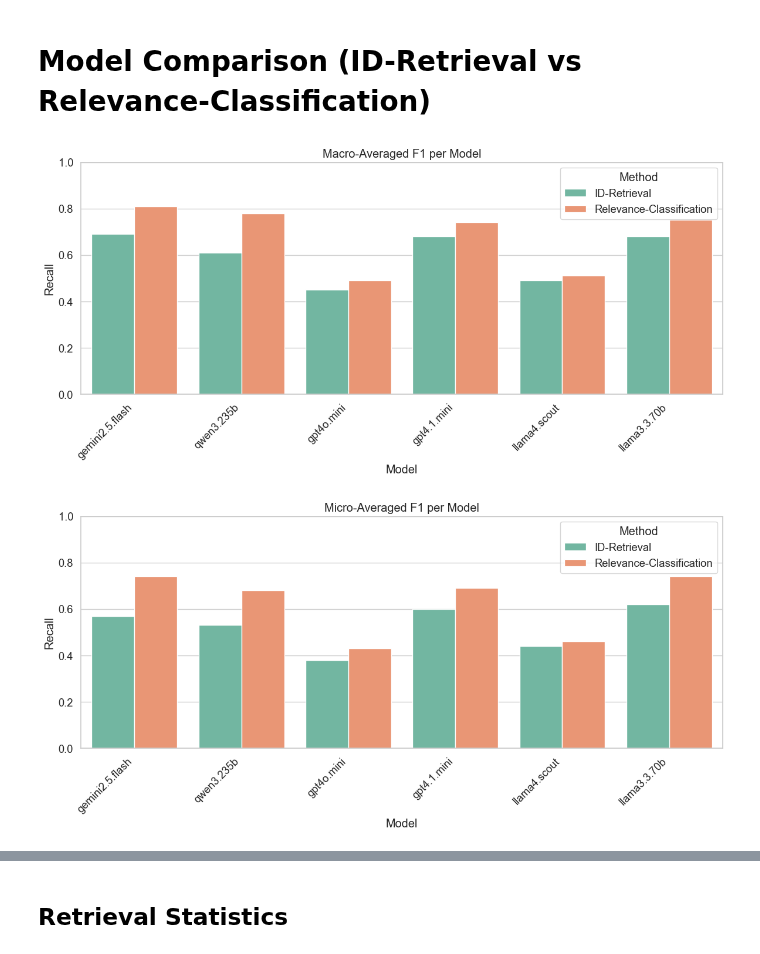
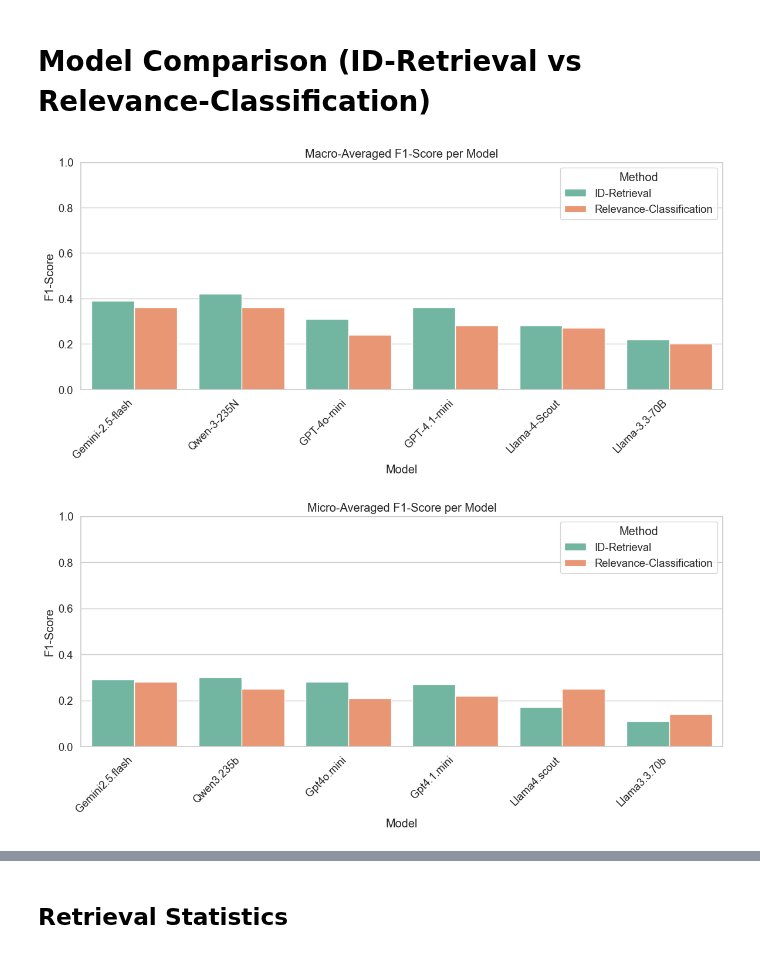
Before and after one commit to Arash-Alborz/legal_retrieval, a Jupyter notebook: llm_retrieval/retrieval_analysis.ipynb, the cells around one changed output, grey strips where cells are left out. Drawn from its saved outputs; the diff is of its cells as text; code cells hidden in the pictures.

```diff
--- a/llm_retrieval/retrieval_analysis.ipynb
+++ b/llm_retrieval/retrieval_analysis.ipynb
@@ -141,38 +6,38 @@ import seaborn as sns
 import matplotlib.pyplot as plt
 import os
 
 output_folder = "retrievals/analysis"
 os.makedirs(output_folder, exist_ok=True)
 
 # === Load data ===
 macro_df = pd.read_csv("retrievals/evaluation/macro_scores.csv")
 micro_df = pd.read_csv("retrievals/evaluation/micro_scores.csv")
 
 # Melt
 macro_long = macro_df.melt(id_vars=["Model","Method"],
                            value_vars=["Precision","Recall","F1-Score"],
                            var_name="Metric", value_name="Score")
 micro_long = micro_df.melt(id_vars=["Model","Method"],
                            value_vars=["Precision","Recall","F1-Score"],
                            var_name="Metric", value_name="Score")
 
 # Filter to F1 only
-macro_f1 = macro_long[macro_long["Metric"] == "Recall"]
-micro_f1 = micro_long[micro_long["Metric"] == "Recall"]
+macro_f1 = macro_long[macro_long["Metric"] == "F1-Score"]
+micro_f1 = micro_long[micro_long["Metric"] == "F1-Score"]
 
 # Macro F1
 plt.figure(figsize=(12,6))
 sns.barplot(data=macro_f1, x="Model", y="Score", hue="Method", palette="Set2", errorbar=None, dodge=True)
-plt.title("Macro-Averaged F1 per Model"); plt.ylim(0,1); plt.ylabel("Recall"); plt.xlabel("Model")
+plt.title("Macro-Averaged F1-Score per Model"); plt.ylim(0,1); plt.ylabel("F1-Score"); plt.xlabel("Model")
 plt.xticks(rotation=45, ha="right"); plt.legend(title="Method", loc="upper right")
-plt.tight_layout(); plt.savefig(os.path.join(output_folder,"macro_metrics_comparison_recall.png"), dpi=300); plt.show()
+plt.tight_layout(); plt.savefig(os.path.join(output_folder,"macro_metrics_f1_precision.png"), dpi=300); plt.show()
 
 # Micro F1  **(use micro_f1!)**
 plt.figure(figsize=(12,6))
 sns.barplot(data=micro_f1, x="Model", y="Score", hue="Method", palette="Set2", errorbar=None, dodge=True)
-plt.title("Micro-Averaged F1 per Model"); plt.ylim(0,1); plt.ylabel("Recall"); plt.xlabel("Model")
+plt.title("Micro-Averaged F1-Score per Model"); plt.ylim(0,1); plt.ylabel("F1-Score"); plt.xlabel("Model")
 plt.xticks(rotation=45, ha="right"); plt.legend(title="Method", loc="upper right")
-plt.tight_layout(); plt.savefig(os.path.join(output_folder,"micro_metrics_comparison_recall.png"), dpi=300); plt.show()
+plt.tight_layout(); plt.savefig(os.path.join(output_folder,"micro_metrics_comparison_f1.png"), dpi=300); plt.show()
 # %% [output]
-[figure, old version]
+[figure, new version]
-[figure, old version]
+[figure, new version]
```
Also changed, not shown: parts of 6 cells of this notebook, 26 other files.
